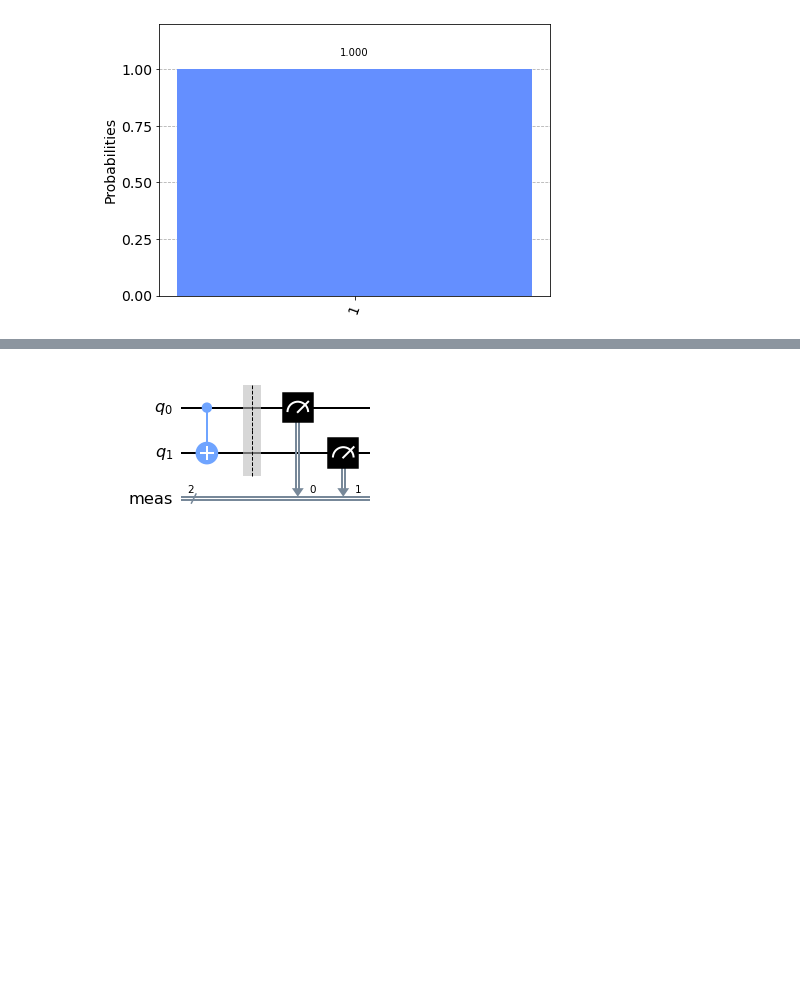
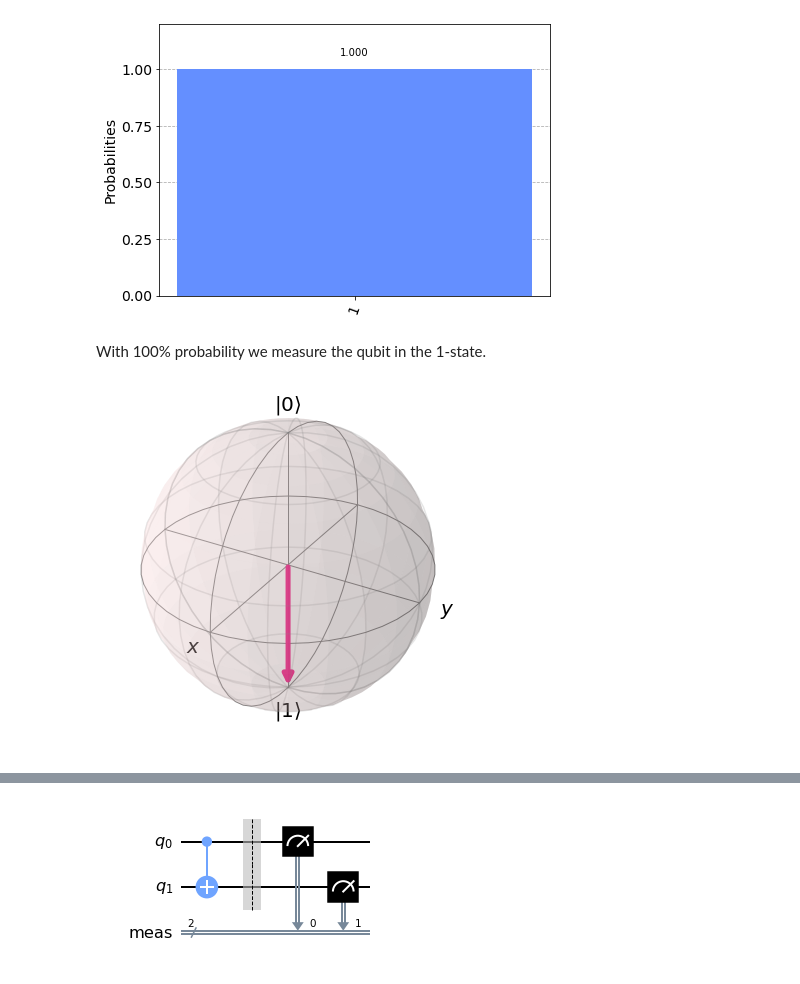
Before and after one commit to francis-newson-tessella/qiskit-2022, a Jupyter notebook: Notebooks/Quantum Gates.ipynb, the cells around one changed output, grey strips where cells are left out. Saved outputs shown, nothing was run; the diff lists cells and outputs as text; code cells hidden in the pictures; blank space fills up the shorter version.

```diff
--- a/Notebooks/Quantum Gates.ipynb
+++ b/Notebooks/Quantum Gates.ipynb
@@ -6,6 +6,21 @@ from qiskit.visualization import plot_histogram, plot_bloch_vector, plot_bloch_m
 # Other modules to import
 from math import sqrt, pi
 import numpy as np
+
+# Helper function to get spherical coordinates on Bloch sphere from state vector
+def get_spherical_coordinates_from_statevector(statevector):
+    # Convert to polar form:
+    r0 = np.abs(statevector[0])
+    phi0 = np.angle(statevector[0])
+
+    r1 = np.abs(statevector[1])
+    phi1 = np.angle(statevector[1])
+
+    # Calculate the coordinates:
+    r = np.sqrt(r0 ** 2 + r1 ** 2)
+    theta = 2 * np.arccos(r0 / r)
+    phi = phi1 - phi0
+    return [r, theta, phi]
 # %% [markdown]
 # Introduction to quantum gates with QISKit
 # %% [markdown]
@@ -55,3 +80,10 @@ counts = result.get_counts()
 plot_histogram(counts)
 # %% [output]
 [figure]
+# %% [markdown]
+With 100% probability we measure the qubit in the 1-state.
+# %%
+statevector = result.get_statevector()
+plot_bloch_vector(get_spherical_coordinates_from_statevector(statevector), coord_type='spherical')
+# %% [output]
+[figure, added]
```
Also changed, not shown: parts of 20 cells of this notebook, 1 other file.
